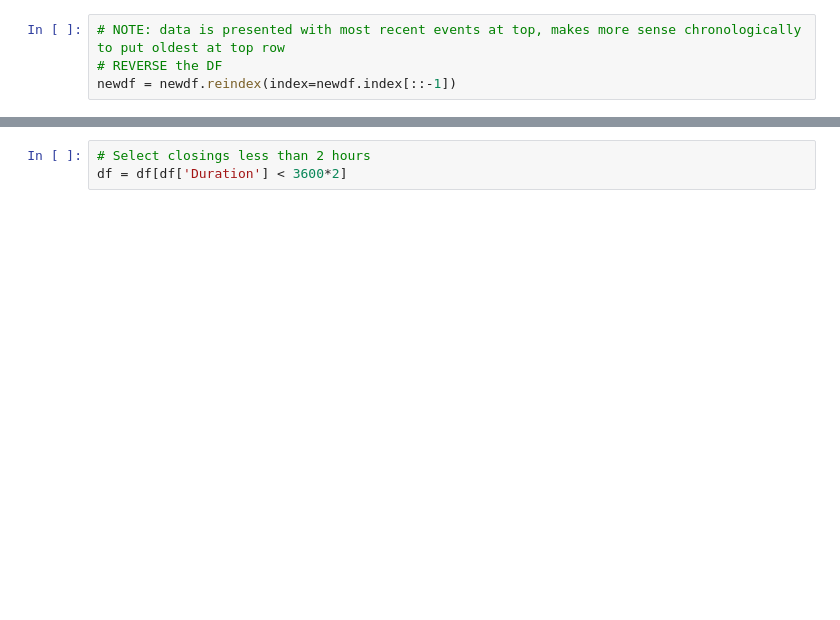
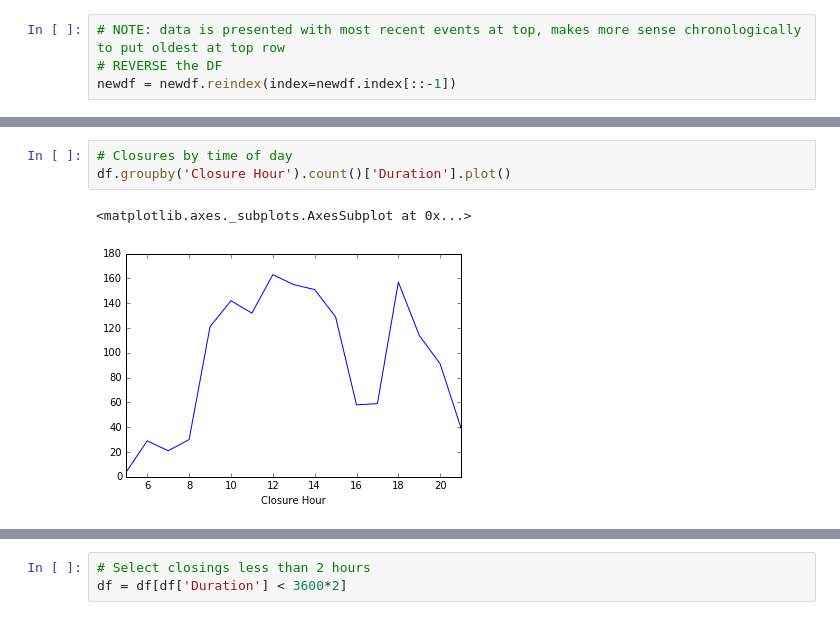
Before and after one commit to bricegnichols/bridge-stat, a Jupyter notebook: bridge_closure_calc.ipynb, the cells around one changed output, grey strips where cells are left out. Drawn from its saved outputs; the diff is of its cells as text; blank space fills up the shorter version.

```diff
--- a/bridge_closure_calc.ipynb
+++ b/bridge_closure_calc.ipynb
@@ -317,0 +148,6 @@ Name: Duration, dtype: object
+# %%
+# Closures by time of day
+df.groupby('Closure Hour').count()['Duration'].plot()
+# %% [output]
+<matplotlib.axes._subplots.AxesSubplot at 0x...>
+[figure, added]
```
Also changed, not shown: parts of 63 cells of this notebook.
